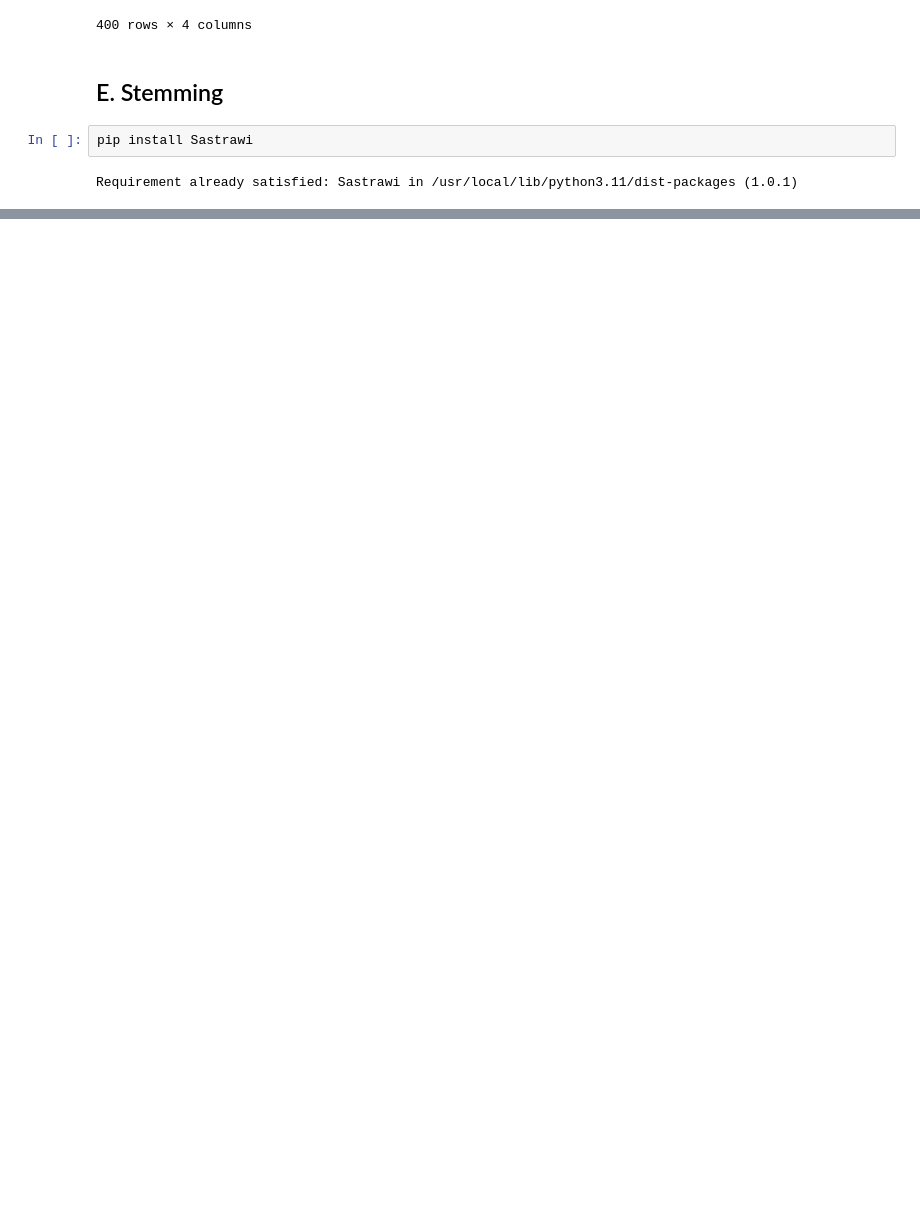
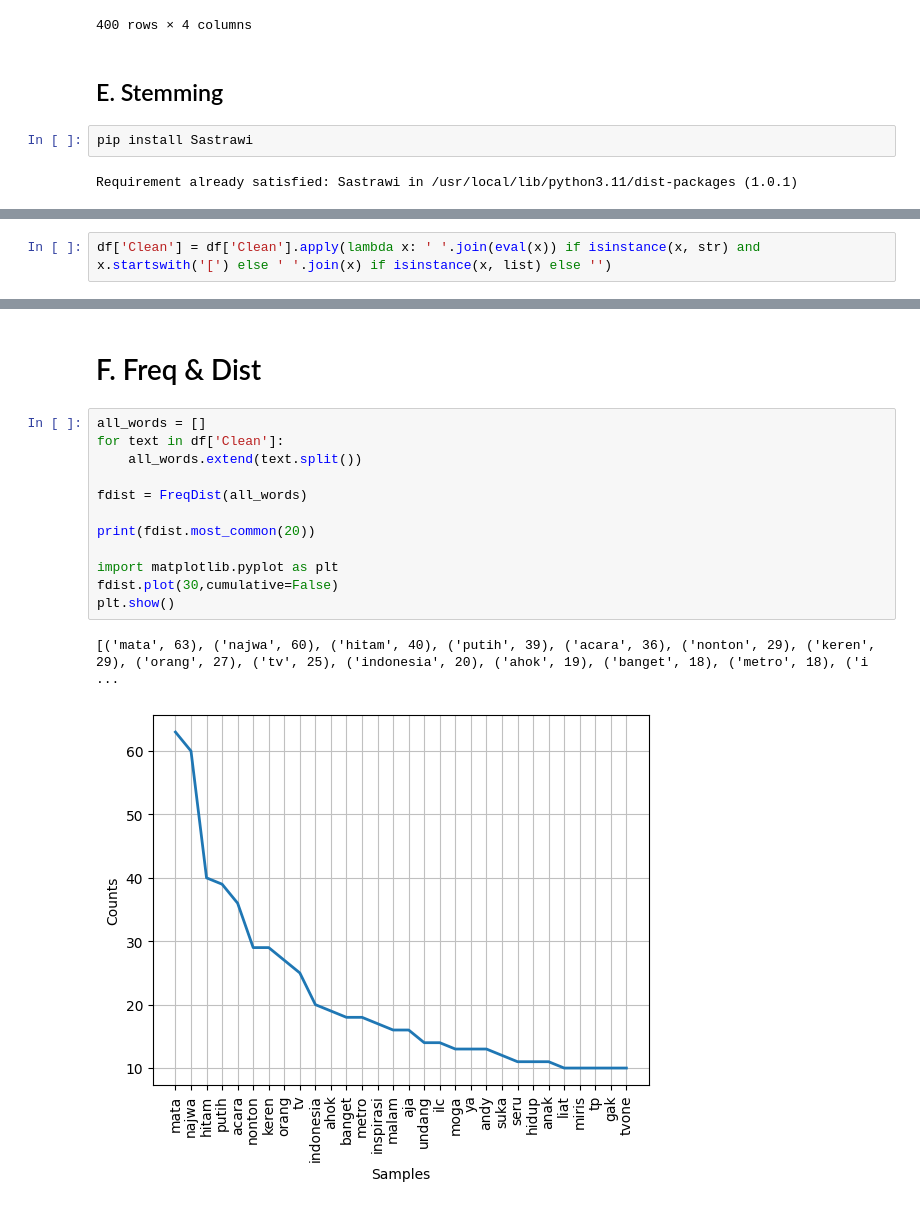
Before and after one commit to firarru/Text-Mining, a Jupyter notebook: Tugas_3_Kelompok_4_Text_Mining.ipynb, the cells around one changed output, grey strips where cells are left out. Saved outputs shown, nothing was run; the diff lists cells and outputs as text; blank space fills up the shorter version.

```diff
--- a/Tugas_3_Kelompok_4_Text_Mining.ipynb
+++ b/Tugas_3_Kelompok_4_Text_Mining.ipynb
@@ -240,0 +251,2 @@ df
+# %%
+df['Clean'] = df['Clean'].apply(lambda x: ' '.join(eval(x)) if isinstance(x, str) and x.startswith('[') else ' '.join(x) if isinstance(x, list) else '')
@@ -240,0 +270,17 @@ df
+# %% [markdown]
+# F. Freq & Dist
+# %%
+all_words = []
+for text in df['Clean']:
+    all_words.extend(text.split())
+
+fdist = FreqDist(all_words)
+
+print(fdist.most_common(20))
+
+import matplotlib.pyplot as plt
+fdist.plot(30,cumulative=False)
+plt.show()
+# %% [output]
+[('mata', 63), ('najwa', 60), ('hitam', 40), ('putih', 39), ('acara', 36), ('nonton', 29), ('keren', 29), ('orang', 27), ('tv', 25), ('indonesia', 20), ('ahok', 19), ('banget', 18), ('metro', 18), ('i ...
+[figure, added]
```
Also changed, not shown: parts of 10 cells of this notebook.
